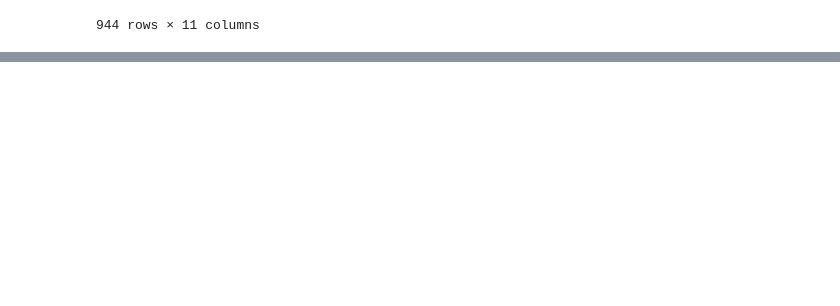
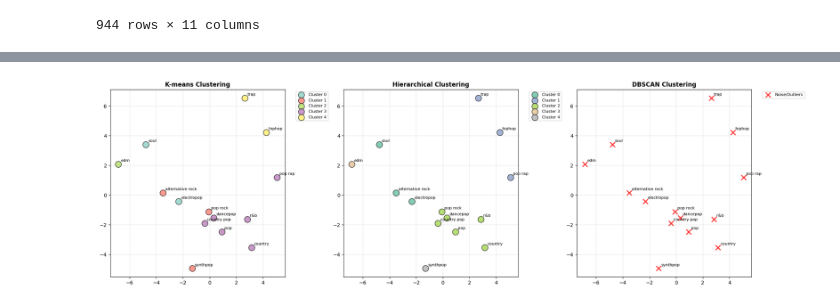
Before and after one commit to wkandersen/02807-computational-data-science, a Jupyter notebook: tf-idf.ipynb, the cells around one changed output, grey strips where cells are left out. Drawn from its saved outputs; the diff is of its cells as text; code cells hidden in the pictures; blank space fills up the shorter version.

```diff
--- a/tf-idf.ipynb
+++ b/tf-idf.ipynb
@@ -346,0 +1371,79 @@ df_genre_emotions_mean
+# %%
+# Visualize all three clustering methods together
+def compare_clustering_methods(features_2d, genre_names, kmeans_labels, hier_labels, dbscan_labels):
+    """
+    Create side-by-side comparison of all clustering methods
+    """
+    fig, axes = plt.subplots(1, 3, figsize=(20, 6))
+
+    # Color maps for each method
+    colors_kmeans = plt.cm.Set3(np.linspace(0, 1, len(set(kmeans_labels))))
+    colors_hier = plt.cm.Set2(np.linspace(0, 1, len(set(hier_labels))))
+
+    # K-means plot
+    for cluster_id in set(kmeans_labels):
+        mask = kmeans_labels == cluster_id
+        axes[0].scatter(features_2d[mask, 0], features_2d[mask, 1],
+                       c=[colors_kmeans[cluster_id]], label=f'Cluster {cluster_id}',
+                       alpha=0.8, s=150, edgecolors='black', linewidth=1)
+
+    for i, genre in enumerate(genre_names):
+        axes[0].annotate(genre, (features_2d[i, 0], features_2d[i, 1]),
+                        xytext=(5, 5), textcoords='offset points', fontsize=8)
+
+    axes[0].set_title('K-means Clustering', fontsize=12, fontweight='bold')
+    axes[0].grid(True, alpha=0.3)
+    axes[0].legend(bbox_to_anchor=(1.05, 1), loc='upper left', fontsize=8)
+
+    # Hierarchical plot
+    for cluster_id in set(hier_labels):
+        mask = hier_labels == cluster_id
+        axes[1].scatter(features_2d[mask, 0], features_2d[mask, 1],
+                       c=[colors_hier[cluster_id]], label=f'Cluster {cluster_id}',
+                       alpha=0.8, s=150, edgecolors='black', linewidth=1)
+
+    for i, genre in enumerate(genre_names):
+        axes[1].annotate(genre, (features_2d[i, 0], features_2d[i, 1]),
+                        xytext=(5, 5), textcoords='offset points', fontsize=8)
+
+    axes[1].set_title('Hierarchical Clustering', fontsize=12, fontweight='bold')
+    axes[1].grid(True, alpha=0.3)
+    axes[1].legend(bbox_to_anchor=(1.05, 1), loc='upper left', fontsize=8)
+
+    # DBSCAN plot
+    unique_labels = set(dbscan_labels)
+    colors_dbscan = plt.cm.viridis(np.linspace(0, 1, len(unique_labels)))
+
+    for i, cluster_id in enumerate(unique_labels):
+        mask = dbscan_labels == cluster_id
+        if cluster_id == -1:
+            # Noise points
+            axes[2].scatter(features_2d[mask, 0], features_2d[mask, 1],
+                           c='red', label='Noise/Outliers', marker='x',
+                           alpha=0.8, s=100, linewidth=2)
+        else:
+            axes[2].scatter(features_2d[mask, 0], features_2d[mask, 1],
+                           c=[colors_dbscan[i]], label=f'Cluster {cluster_id}',
+                           alpha=0.8, s=150, edgecolors='black', linewidth=1)
+
+    for i, genre in enumerate(genre_names):
+        axes[2].annotate(genre, (features_2d[i, 0], features_2d[i, 1]),
+                        xytext=(5, 5), textcoords='offset points', fontsize=8)
+
+    axes[2].set_title('DBSCAN Clustering', fontsize=12, fontweight='bold')
+    axes[2].grid(True, alpha=0.3)
+    axes[2].legend(bbox_to_anchor=(1.05, 1), loc='upper left', fontsize=8)
+
+    plt.tight_layout()
+    plt.show()
+
+# Create comparison visualization
+print("\n=== CLUSTERING METHODS COMPARISON ===")
+compare_clustering_methods(
+    features_2d_filtered,
+    genre_names_filtered,
+    cluster_labels_filtered,  # K-means labels
+    cluster_labels_hier,      # Hierarchical labels
+    cluster_labels_dbscan_manual  # DBSCAN labels (using manual parameters for better visualization)
+)
+# %% [output]
@@ -346,0 +1451 @@ df_genre_emotions_mean
+[figure, added]
```
Also changed, not shown: parts of 29 cells of this notebook.
